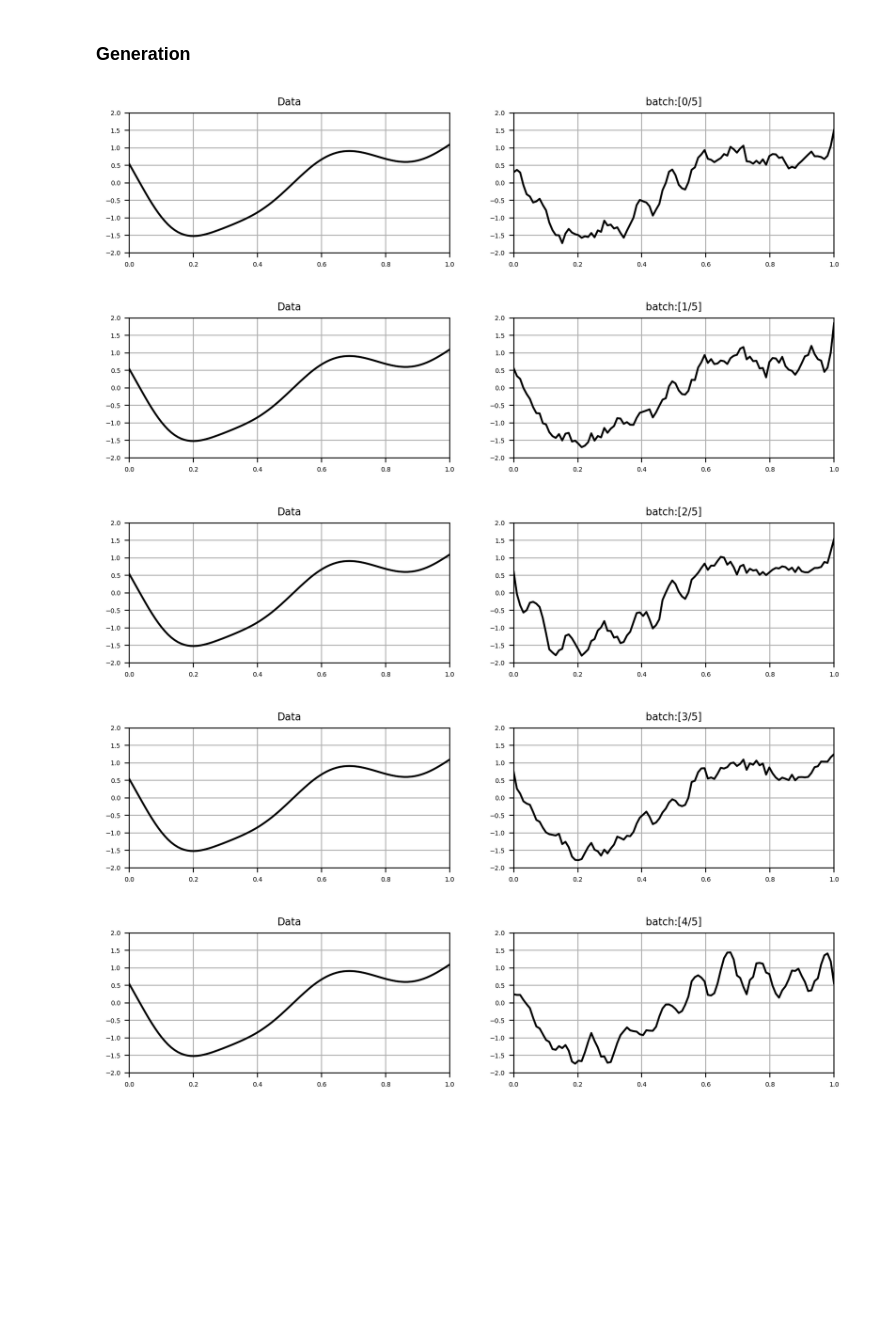
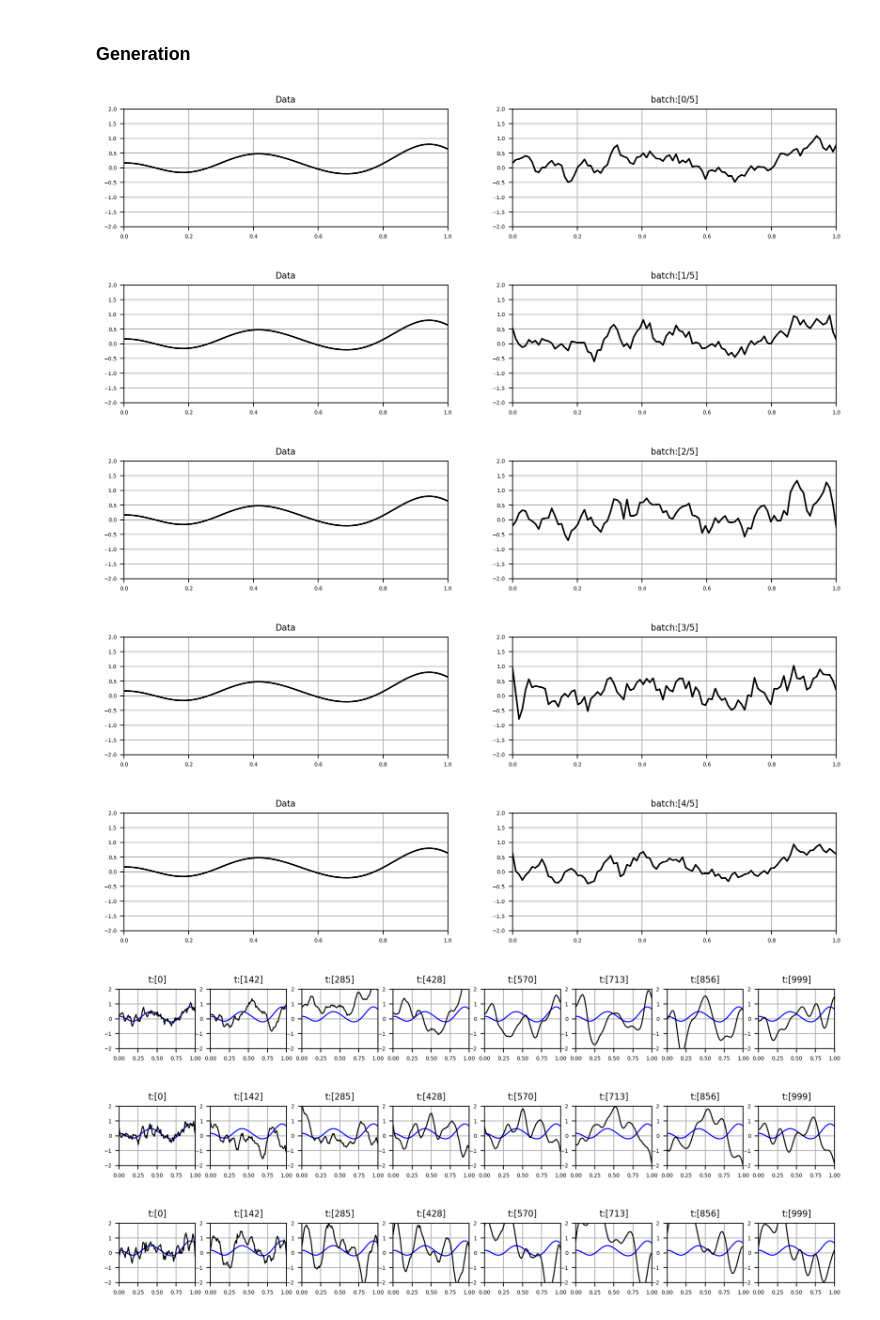
Before and after one commit to sjchoi86/yet-another-diffusion-models, a Jupyter notebook: code/demo_reverse_diffusion.ipynb, the cells around one changed output. Cells and saved outputs as stored; diff of their text form; code cells hidden in the pictures; blank space fills up the shorter version.

```diff
--- a/code/demo_reverse_diffusion.ipynb
+++ b/code/demo_reverse_diffusion.ipynb
@@ -367,7 +388,8 @@ Ready.
 # %% [markdown]
 ### Instantiate Dense U-net
 # %%
-model = DenseUNetClass(x_dim=100,pos_emb_dim=32,h_dims=[64],z_dim=64,USE_POS_EMB=False)
+model = DenseUNetClass(D=1,L=100,pos_emb_dim=32,h_dims=[64],z_dim=16,actv=nn.GELU(), # nn.GELU(), nn.ReLU()
+                       USE_POS_EMB=True)
 print ("[%s] instantiated."%(model.name))
 # %% [output]
 [dense_unet] instantiated.
@@ -376,16 +398,16 @@ print ("[%s] instantiated."%(model.name))
 # %%
 def get_loss(model,x_0,K_chols,t,dc):
     """
-        x_0: [B x L x D]
+        x_0: [B x D x L]
     """
     # Forward diffusion
     x_noisy,noise = forward_hilbert_diffusion_sample(
-        x_0=x_0,K_chols=K_chols,steps=t,dc=dc,noise_rate=1.0) # [B x L x D]
+        x_0=x_0,K_chols=K_chols,steps=t,dc=dc,noise_rate=1.0) # [B x D x L]
     # Predict noise
-    x_noisy_flat = x_noisy.reshape(x_noisy.shape[0],-1) # [B x LD]
-    noise_pred = model(x_noisy_flat, t) # [B x LD]
+    x_noisy_flat = x_noisy.reshape(x_noisy.shape[0],-1) # [B x DL]
+    noise_pred = model(x_noisy_flat, t) # [B x DL]
     # Compute loss
-    noise_pred_unflat = noise_pred.reshape_as(x_0) # [B x L x D]
+    noise_pred_unflat = noise_pred.reshape_as(x_0) # [B x D x L]
     l1_loss = F.l1_loss(noise, noise_pred_unflat)
     l2_loss = F.mse_loss(noise, noise_pred_unflat)
     huber_loss = F.huber_loss(noise, noise_pred_unflat)
@@ -472,63 +490,82 @@ Done.
 # %%
 model.eval()
 device = 'cpu'
-B,L,D = 5,100,1
+B,D,L = 5,1,100
 
 # Sample x_T from prior
-x_0_dummy = np2torch(np.zeros((B,L,D)))
+x_0_dummy = np2torch(np.zeros((B,D,L)))
 steps = torch.zeros(B).type(torch.long) # [B]
 _,noise = forward_hilbert_diffusion_sample(
     x_0=x_0_dummy,K_chols=K_chols,steps=steps,dc=dc,noise_rate=1.0)
-x_T = noise.clone() # [B x L x D]
+x_T = noise.clone() # [B x D x L]
 x_t = x_T.clone()
 
 # Generate
+x_ts = ['']*dc['T']
 for t in range(0,dc['T'])[::-1]:
     t_torch = torch.full((1,), t,device=device,dtype=torch.long)
-    x_t # [B x L x D]
-    x_t_flat = x_t.reshape(x_t.shape[0],-1) # [B x LD]
-    eps_t = model(x=x_t_flat,t=t_torch) # [B x LD]
-    eps_t_unflat = eps_t.reshape_as(x_t) # [B x L x D]
+    x_t # [B x D x L]
+    x_t_flat = x_t.reshape(x_t.shape[0],-1) # [B x DL]
+    eps_t = model(x=x_t_flat,t=t_torch) # [B x DL]
+    eps_t_unflat = eps_t.reshape_as(x_t) # [B x D x L]
     # Diffusion constants
     betas_t = gather_and_reshape(
         values=dc['betas'],steps=t_torch,x_shape=x_t.shape) # [B x 1 x 1]
     sqrt_one_minus_alphas_bar_t = gather_and_reshape(
         values=dc['sqrt_one_minus_alphas_bar'],steps=t_torch,x_shape=x_t.shape)
     sqrt_recip_alphas_t = gather_and_reshape(
         values=dc['sqrt_recip_alphas'],steps=t_torch,x_shape=x_t.shape)
     # Compute posterior mean
     model_mean_t = sqrt_recip_alphas_t * (
         x_t - betas_t*eps_t_unflat/sqrt_one_minus_alphas_bar_t
-    ) # [B x L x D]
+    ) # [B x D x L]
     # Compute correlated noise
-    x_0_dummy = np2torch(np.zeros((B,L,D)))
+    x_0_dummy = np2torch(np.zeros((B,D,L)))
     steps = torch.zeros(B).type(torch.long) # [B]
     _,noise_t = forward_hilbert_diffusion_sample(
         x_0=x_0_dummy,K_chols=K_chols,steps=steps,dc=dc,noise_rate=1.0)
-    noise_t # [B x L x D]
+    noise_t # [B x D x L]
     # Compute posterior variance
     posterior_variance_t = gather_and_reshape(
         values=dc['posterior_variance'],steps=t_torch,x_shape=x_t.shape)
     # Sample
     if t == 0: # last sampling, use mean
         x_t = model_mean_t
     else:
         x_t = model_mean_t + torch.sqrt(posterior_variance_t) * noise_t
+    # Append
+    x_ts[t] = x_t # [B x D x L]
 
-# Plot
+# Plot generated trajectories
 for b_idx in range(B):
-    plt.figure(figsize=(10,2))
+    plt.figure(figsize=(12,2))
     plt.subplot(1,2,1)
-    plt.plot(times,torch2np(x_0),ls='-',color='k'); plt.grid('on')
+    plt.plot(times[:,0],torch2np(x_0)[0,:],ls='-',color='k'); plt.grid('on')
     plt.title('Data',fontsize=8); plt.xlim(0,+1); plt.ylim(-2,+2)
     plt.subplot(1,2,2)
-    plt.plot(times,torch2np(x_t)[b_idx,:],ls='-',color='k'); plt.grid('on')
+    plt.plot(times[:,0],torch2np(x_t)[b_idx,0,:],ls='-',color='k'); plt.grid('on')
     plt.title('batch:[%d/%d]'%(b_idx,B),fontsize=8); plt.xlim(0,+1); plt.ylim(-2,+2)
     plt.show()
+
+# Plot how the trajectories are generated
+for b_idx in range(B):
+    plt.figure(figsize=(12,1))
+    M = 8
+    for subplot_idx,t in enumerate(np.linspace(0,dc['T']-1,M).astype(np.int64)):
+        plt.subplot(1,M,subplot_idx+1)
+        x_t = x_ts[t][b_idx,:,:]
+        plt.plot(times[:,0],torch2np(x_0)[0,:],ls='-',color='b',lw=1) # GT
+        plt.plot(times[:,0],torch2np(x_t)[0,:],ls='-',color='k',lw=1) # generated
+        plt.xlim(0,+1); plt.ylim(-2,+2); plt.grid('on')
+        plt.title('t:[%d]'%(t),fontsize=8)
+    plt.show()
 print ("Ready.")
 # %% [output]
-[figure, old version]
+[figure, new version]
-[figure, old version]
+[figure, new version]
-[figure, old version]
+[figure, new version]
-[figure, old version]
+[figure, new version]
-[figure, old version]
+[figure, new version]
+[figure, added]
+[figure, added]
+[figure, added]
```
Also changed, not shown: parts of 12 cells of this notebook, 2 other files.
